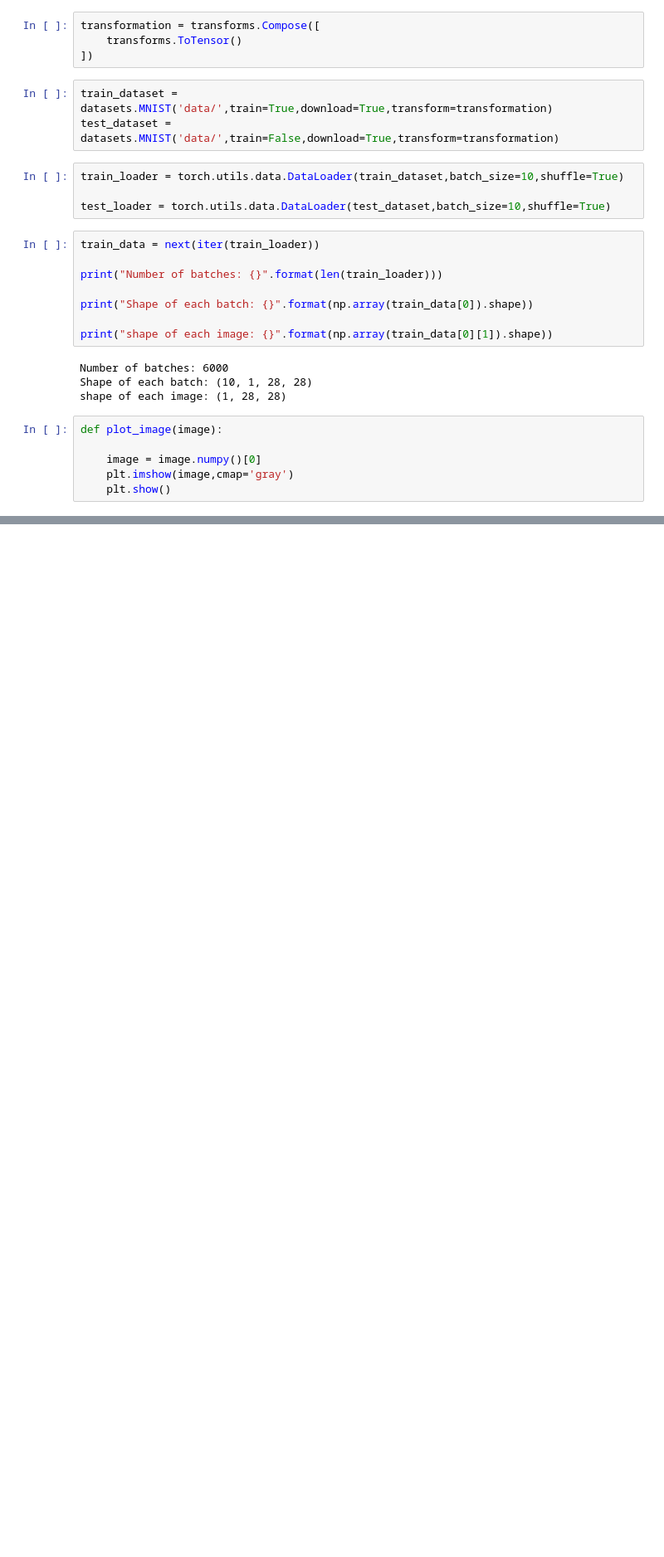
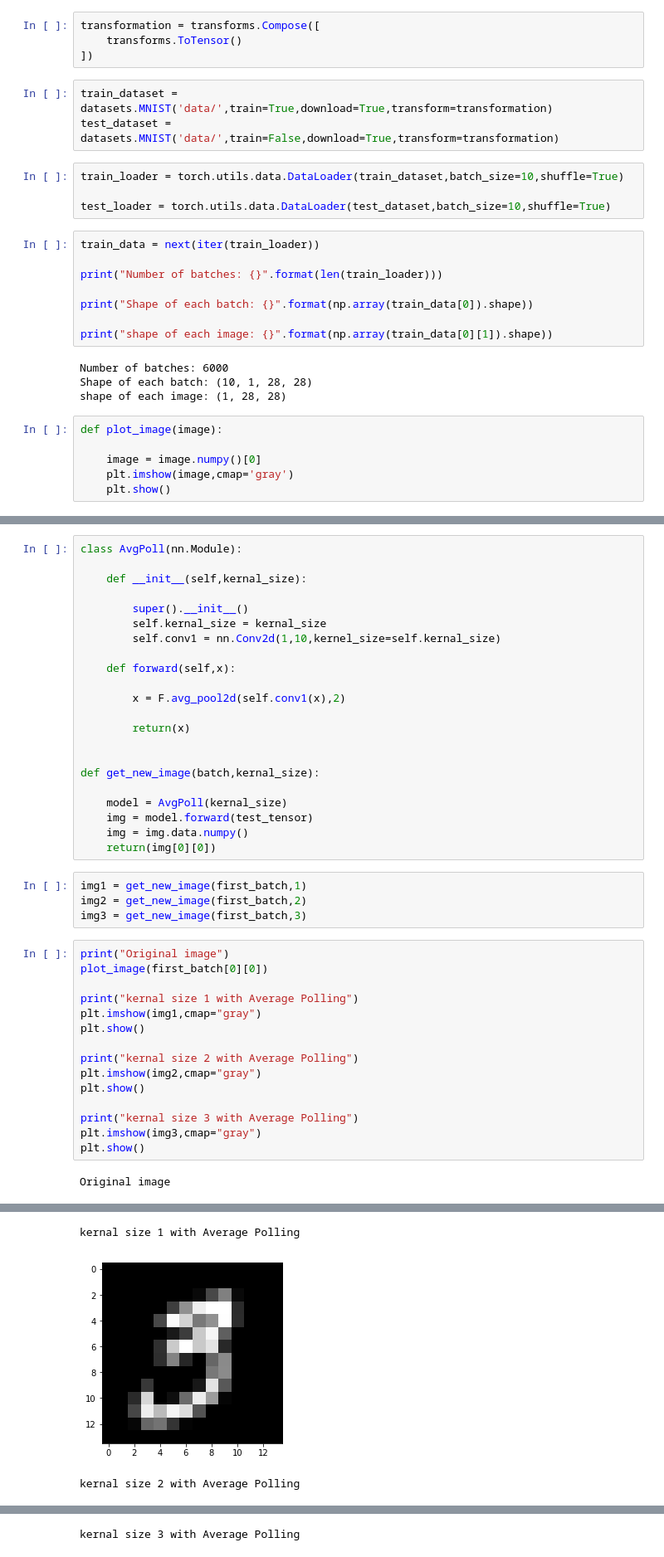
Before and after one commit to amoghreddytech/_torch, a Jupyter notebook: CNN.ipynb, the cells around one changed output, grey strips where cells are left out. Shown at 83% size. Drawn from its saved outputs; the diff is of its cells as text; blank space fills up the shorter version.

```diff
--- a/CNN.ipynb
+++ b/CNN.ipynb
@@ -66,0 +118,43 @@ class Net(nn.Module):
+# %%
+class AvgPoll(nn.Module):
+
+    def __init__(self,kernal_size):
+
+        super().__init__()
+        self.kernal_size = kernal_size
+        self.conv1 = nn.Conv2d(1,10,kernel_size=self.kernal_size)
+
+    def forward(self,x):
+
+        x = F.avg_pool2d(self.conv1(x),2)
+
+        return(x)
+
+
+def get_new_image(batch,kernal_size):
+
+    model = AvgPoll(kernal_size)
+    img = model.forward(test_tensor)
+    img = img.data.numpy()
+    return(img[0][0])
+# %%
+img1 = get_new_image(first_batch,1)
+img2 = get_new_image(first_batch,2)
+img3 = get_new_image(first_batch,3)
+# %%
+print("Original image")
+plot_image(first_batch[0][0])
+
+print("kernal size 1 with Average Polling")
+plt.imshow(img1,cmap="gray")
+plt.show()
+
+print("kernal size 2 with Average Polling")
+plt.imshow(img2,cmap="gray")
+plt.show()
+
+print("kernal size 3 with Average Polling")
+plt.imshow(img3,cmap="gray")
+plt.show()
+# %% [output]
+Original image
@@ -66,0 +162,3 @@ class Net(nn.Module):
+kernal size 1 with Average Polling
+[figure, added]
+kernal size 2 with Average Polling
@@ -66,0 +166 @@ class Net(nn.Module):
+kernal size 3 with Average Polling
```
Also changed, not shown: parts of 10 cells of this notebook.
